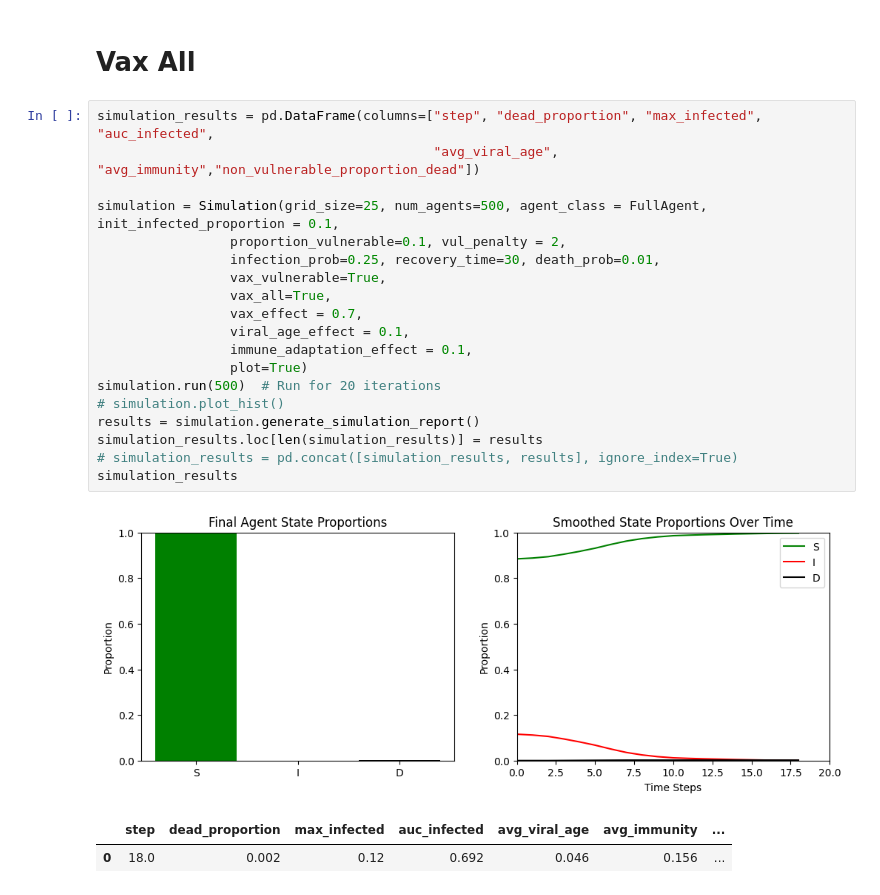
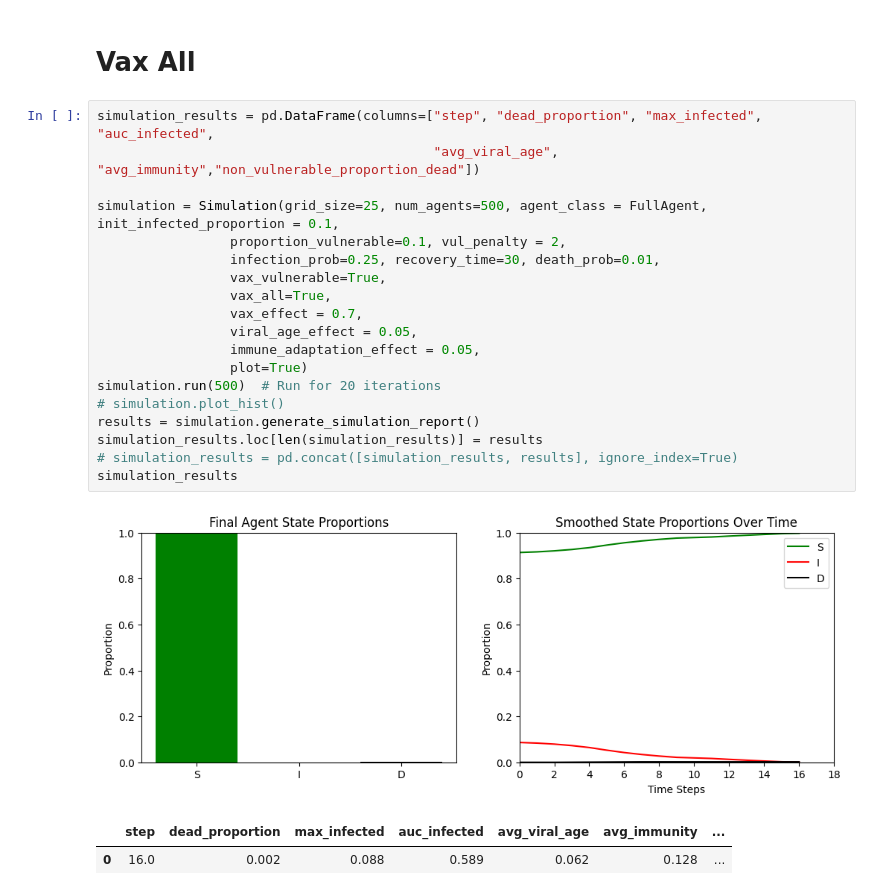
Before and after one commit to IgnacioOQ/vaccine_ethics, a Jupyter notebook: sanity_check.ipynb, the cells around one changed output. Cells and saved outputs as stored; diff of their text form.

Commit message:
plots

```diff
--- a/sanity_check.ipynb
+++ b/sanity_check.ipynb
@@ -144,23 +144,23 @@ simulation_results
 # %%
 simulation_results = pd.DataFrame(columns=["step", "dead_proportion", "max_infected", "auc_infected",
                                            "avg_viral_age", "avg_immunity","non_vulnerable_proportion_dead"])
 
 simulation = Simulation(grid_size=25, num_agents=500, agent_class = FullAgent, init_infected_proportion = 0.1,
                  proportion_vulnerable=0.1, vul_penalty = 2,
                  infection_prob=0.25, recovery_time=30, death_prob=0.01,
                  vax_vulnerable=True,
                  vax_all=True,
                  vax_effect = 0.7,
-                 viral_age_effect = 0.1,
-                 immune_adaptation_effect = 0.1,
+                 viral_age_effect = 0.05,
+                 immune_adaptation_effect = 0.05,
                  plot=True)
 simulation.run(500)  # Run for 20 iterations
 # simulation.plot_hist()
 results = simulation.generate_simulation_report()
 simulation_results.loc[len(simulation_results)] = results
 # simulation_results = pd.concat([simulation_results, results], ignore_index=True)
 simulation_results
 # %% [output]
-[figure, old version]
+[figure, new version]
 |  | step | dead_proportion | max_infected | auc_infected | avg_viral_age | avg_immunity | ... |
-| 0 | 18.0 | 0.002 | 0.12 | 0.692 | 0.046 | 0.156 | ... |
+| 0 | 16.0 | 0.002 | 0.088 | 0.589 | 0.062 | 0.128 | ... |
```
Also changed, not shown: parts of 5 cells of this notebook.
